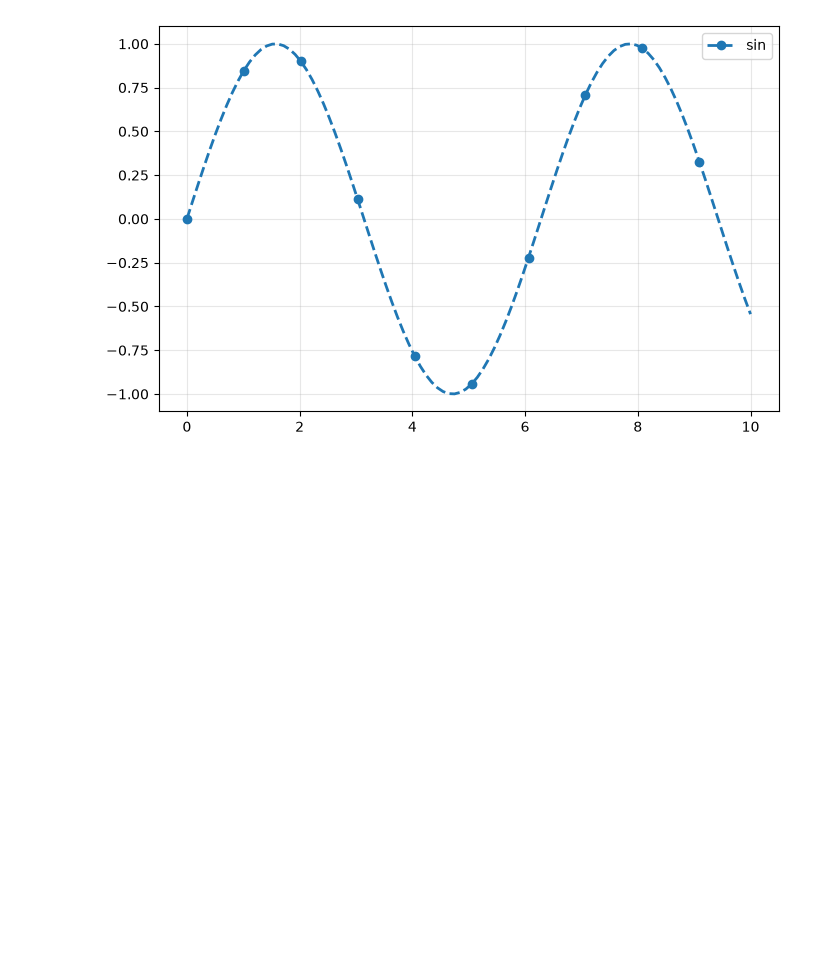
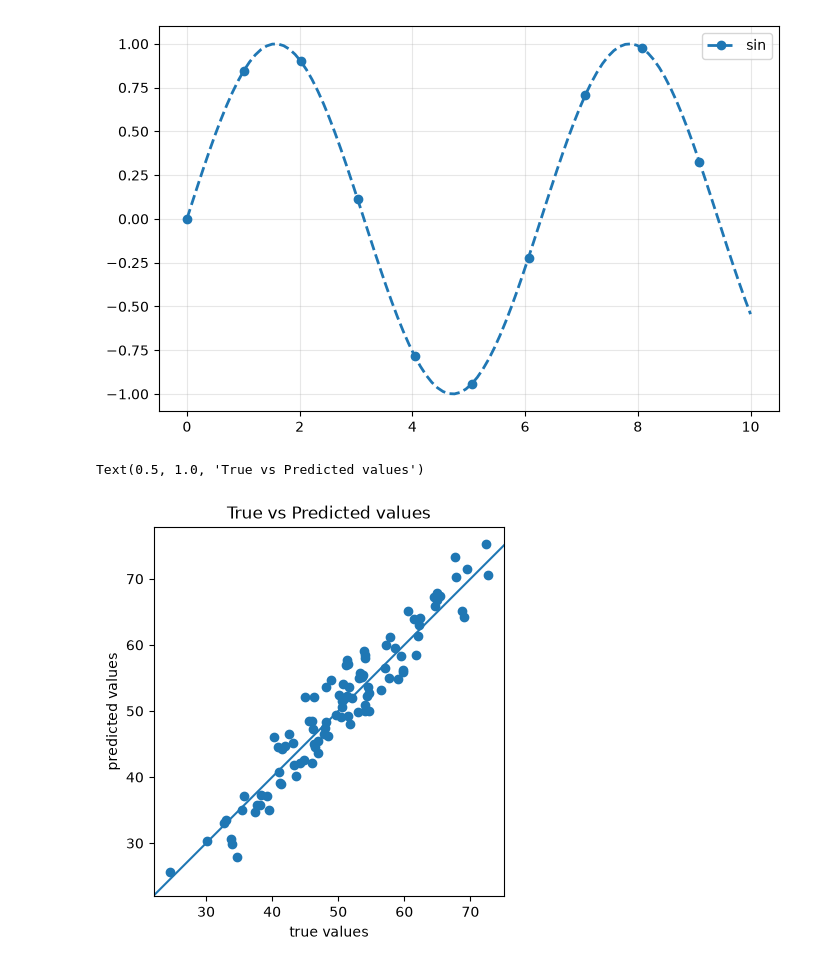
Before and after one commit to Kacperxk/kacper-ml-journey, a Jupyter notebook: notebooks/matplotlib_practice.ipynb, the cells around one changed output. Saved outputs shown, nothing was run; the diff lists cells and outputs as text; code cells hidden in the pictures; blank space fills up the shorter version.

Commit message:
feat(p0/linear-regression): add plot_predictions_vs_truth
Also commits matplotlib_practice.ipynb notebook testing for the
axline/aspect-ratio investigation.

```diff
--- a/notebooks/matplotlib_practice.ipynb
+++ b/notebooks/matplotlib_practice.ipynb
@@ -145,0 +142,19 @@ import matplotlib.pyplot as plt
+# %%
+import numpy as np
+import matplotlib.pyplot as plt
+
+np.random.seed(0)
+y_true = np.random.randn(100) * 10 + 50   # 100 values centered around 50
+y_pred = y_true + np.random.randn(100) * 3  # true value + some noise
+# %%
+fig, ax = plt.subplots()
+ax.scatter(y_true, y_pred)
+lo = min(y_true.min(), y_pred.min())
+hi = max(y_true.max(), y_pred.max())
+ax.axline([lo, lo], slope=1)
+ax.set_xlabel("true values")
+ax.set_ylabel("predicted values")
+ax.set_title("True vs Predicted values")
+# %% [output]
+Text(0.5, 1.0, 'True vs Predicted values')
+[figure, added]
```
Also changed, not shown: parts of 4 cells of this notebook, 1 other file.
